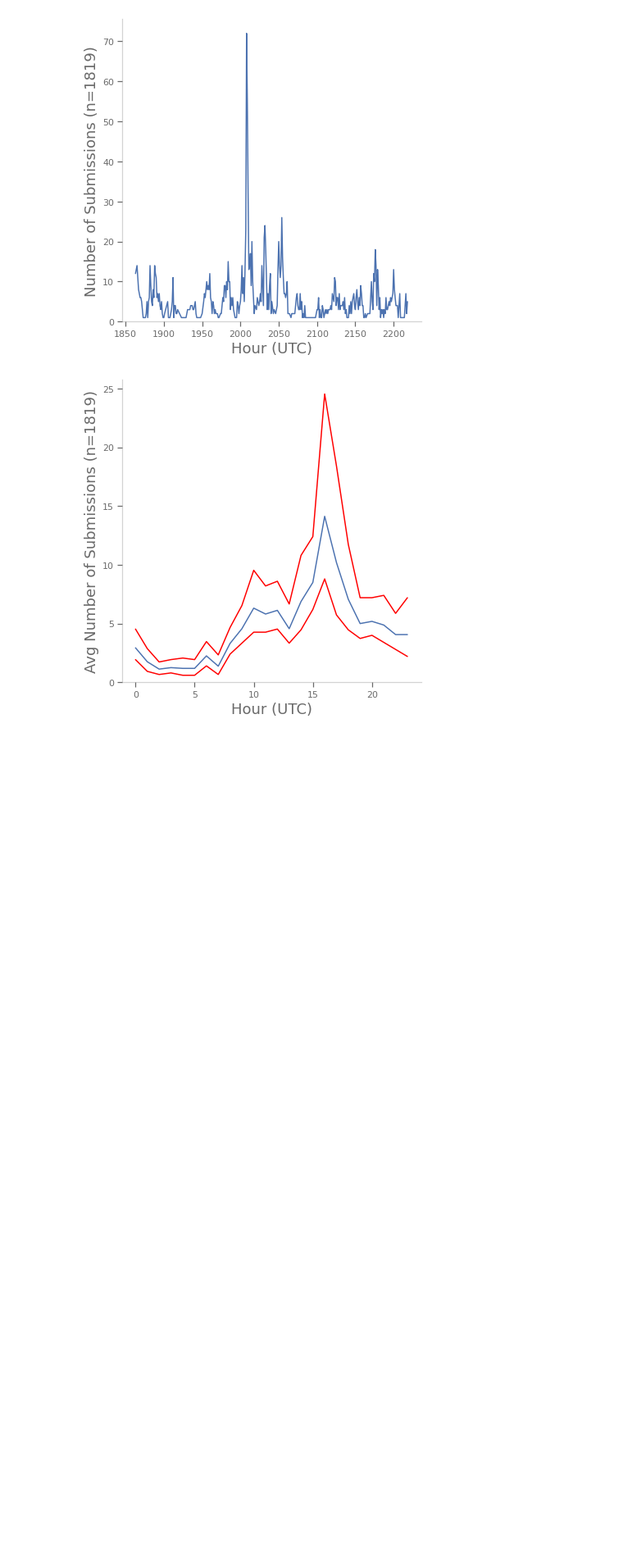
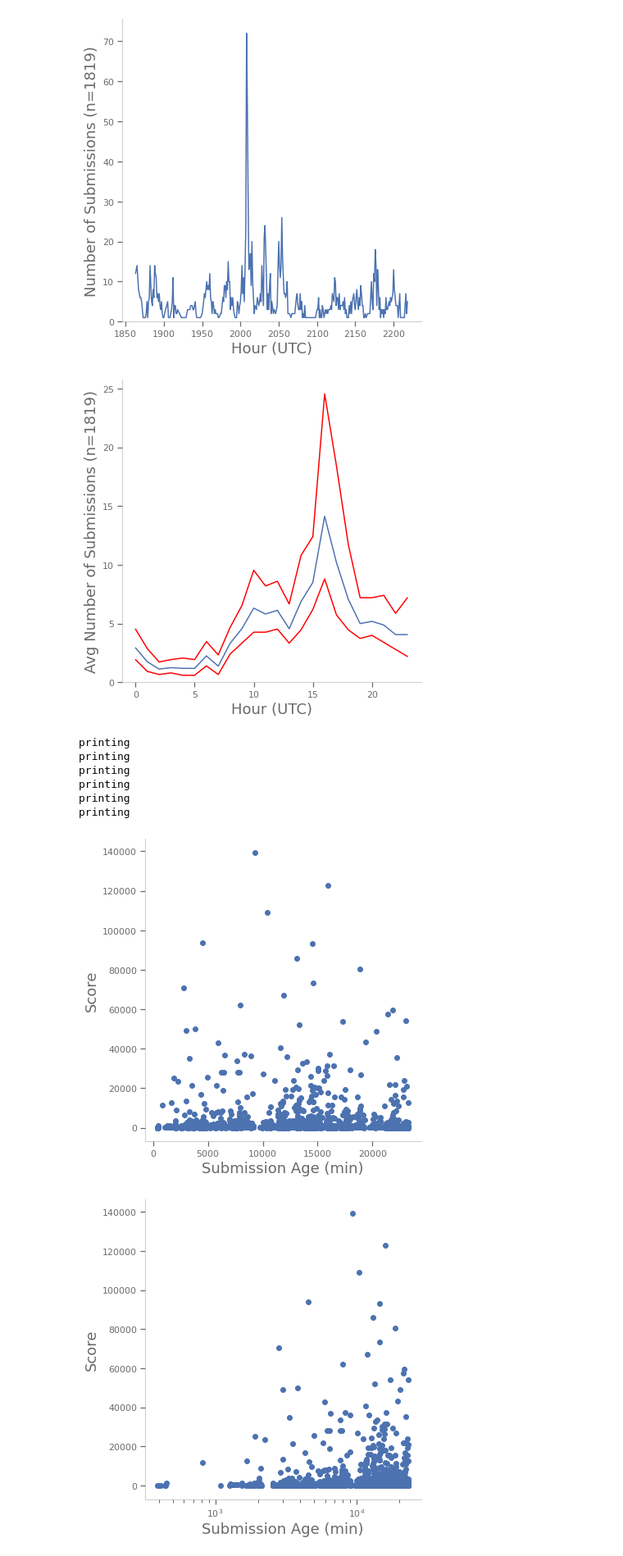
Before and after one commit to AndrewSamaha/WSBAnalysis, a Jupyter notebook: readme-testing.ipynb, the cells around one changed output. Shown at 82% size. Cells and saved outputs as stored; diff of their text form; code cells hidden in the pictures; blank space fills up the shorter version.

Commit message:
updated data and early measures of post impact

```diff
--- a/readme-testing.ipynb
+++ b/readme-testing.ipynb
@@ -514,3 +497,77 @@ posts_per_hour()
 # %% [output]
 [figure]
 [figure]
+# %%
+def field_by_age(field='score',logx=False,logy=False,save=False,ymax=None,ymin=None):
+    age = wsbs.aggregate( [
+        {
+            '$project': {
+                'minutes_old': {
+                    '$divide': [
+                        {
+                            '$subtract': [
+                                { '$dateFromString': {'dateString': '$lastseen' } },
+                                { '$dateFromString': {'dateString': '$created_utc' } }
+                            ]
+                        }, 60_000 # per hour: 3_600_000
+
+                    ]
+                },
+                f'{field}': 1
+            }
+        }
+    ] )
+
+    i = 0
+    data = []
+    ages = []
+    for item in age:
+        i += 1
+        data.append(item[field])
+        ages.append(item['minutes_old'])
+
+
+    fig, ax = plt.subplots(1,1, figsize=(6,6))
+    ax.scatter(ages, data)
+    ax.set_ylabel(field.capitalize())
+    ax.set_xlabel('Submission Age (min)')
+    if ymin:
+        plt.gca().set_ylim(bottom=ymin)
+    if ymax:
+        plt.gca().set_ylim(top=ymax)
+
+    if logx:
+        plt.xscale('log')
+        logx = '_logx'
+    else:
+        logx = ''
+
+    if logy:
+        plt.yscale('log')
+        logy = '_logy'
+    else:
+        logy = ''
+
+    plt.tight_layout()
+    if save:
+        filename = f'figures/{field}_by_age{logx}{logy}.png'
+        plt.savefig(filename)
+        return filename
+
+field_by_age('score')
+field_by_age('score',logx=True)
+field_by_age('score',ymin=1,logy=True)
+field_by_age('upvote_ratio')
+#field_by_age('upvote_ratio',logx=True)
+field_by_age('num_comments')
+field_by_age('num_comments',ymin=1,logy=True)
+#field_by_age('num_comments',logy=True)
+# %% [output]
+printing
+printing
+printing
+printing
+printing
+printing
+[figure, added]
+[figure, added]
```
Also changed, not shown: parts of 2 cells of this notebook, 10 other files.
